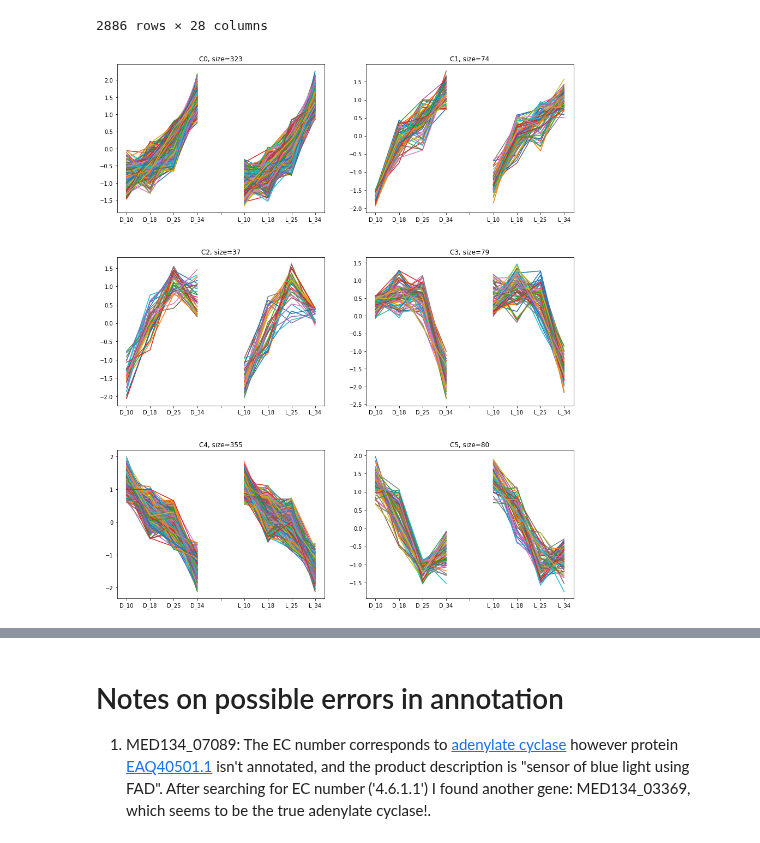
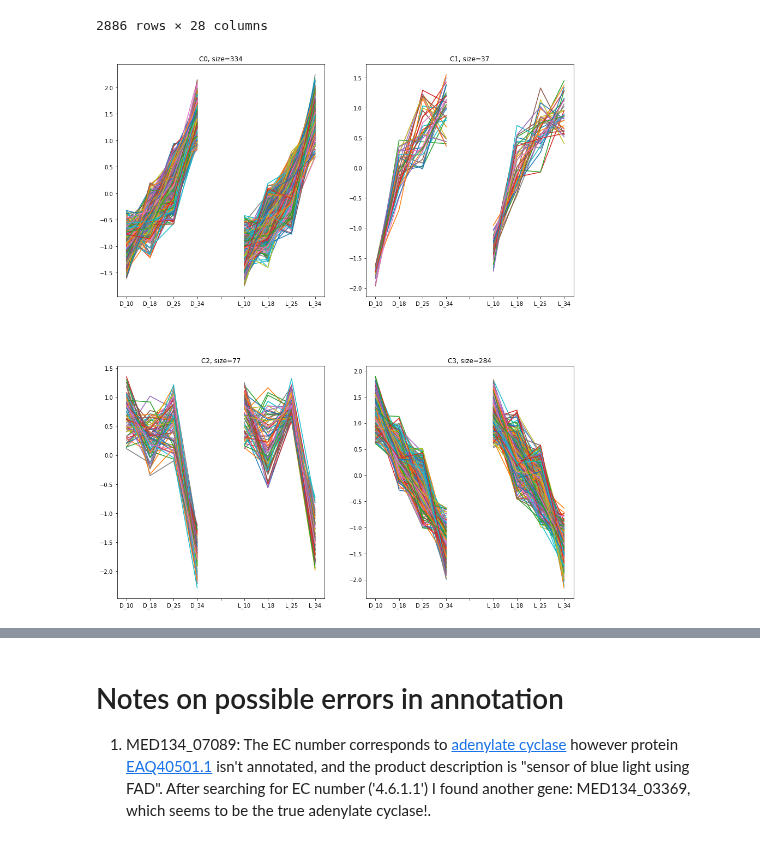
Before and after one commit to Robaina/Dokdonia, a Jupyter notebook: Dokdonia.ipynb, the cells around one changed output, grey strips where cells are left out. Drawn from its saved outputs; the diff is of its cells as text; code cells hidden in the pictures.

```diff
--- a/Dokdonia.ipynb
+++ b/Dokdonia.ipynb
@@ -282,20 +283,21 @@ tpm
 | MED134_14802 | 265.243634 | 274.048681 | 215.418827 | 214.706394 | 227.648651 | 194.171812 | 206.202458 | 213.322472 | 193.344975 | 218.095011 | ... | ... |
 2886 rows × 28 columns
 # %%
-# Cluster ALL genes not just DE genes
-res_id = 'CLUSTER_ALL_GENES'
+# Cluster only DE genes across temperatures
+res_id = 'CLUSTER_DE_GENES'
+gene_ids = T_res['all'].index
 workdir = os.path.join(os.getcwd(),'Results')
-DE_TPM = tpm
+DE_TPM = tpm[tpm.index.isin(gene_ids)]
 clusters = Dc.getGeneClusters(DE_TPM, path_to_wd=workdir,
                               out_dir=os.path.join(workdir, res_id),
-                              cluster_tightness=5)
+                              cluster_tightness=0.9)
 
 pdata = pd.read_csv(os.path.join(
     os.getcwd(),f'Results/{res_id}/Processed_Data/clust_input.tsv_processed.tsv'),
                     sep='\t', index_col='Genes')
 # Add fake column to separate datasets
 pdata.insert(4, '', [np.nan for n in range(pdata.shape[0])])
 
 Dc.plotClusters(pdata, clusters)
 # %% [output]
-[figure, old version]
+[figure, new version]
```
Also changed, not shown: parts of 31 cells of this notebook, 24 other files.
